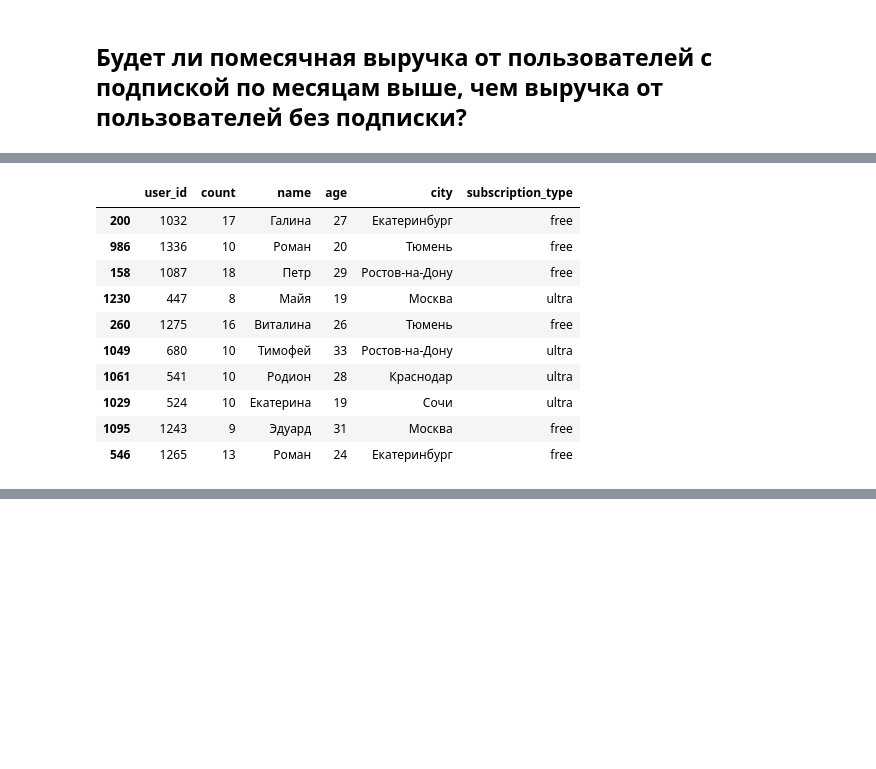
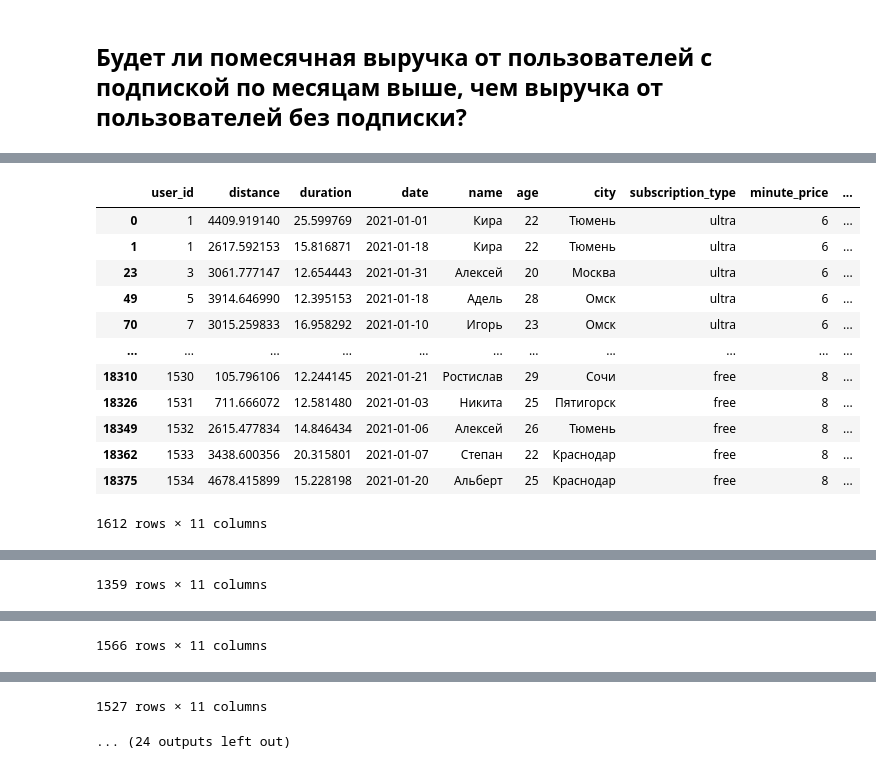
Before and after one commit to danila-zol/lecture_exercises, a Jupyter notebook: t-tests_exercise.ipynb, the cells around one changed output, grey strips where cells are left out. Drawn from its saved outputs; the diff is of its cells as text; code cells hidden in the pictures; blank space fills up the shorter version.

```diff
--- a/t-tests_exercise.ipynb
+++ b/t-tests_exercise.ipynb
@@ -54,5 +20,7 @@ subscription_types_data.head()
 ## Будет ли помесячная выручка от пользователей с подпиской по месяцам выше, чем выручка от пользователей без подписки?
 # %%
 combined_data = pd.merge(rides_data, users_data, on="user_id")
+combined_data = pd.merge(combined_data, subscription_types_data, on="subscription_type")
+combined_data["date"] = pd.to_datetime(combined_data["date"], format="ISO8601")
 # %%
 combined_data.head()
@@ -72,15 +33,11 @@ rides_user_data = rides_count.reset_index()
 rides_user_data = pd.merge(rides_user_data, users_data.drop_duplicates("user_id"), on="user_id")
 # %%
 rides_user_data.sample(10)
-# %% [output]
-|  | user_id | count | name | age | city | subscription_type |
-| 200 | 1032 | 17 | Галина | 27 | Екатеринбург | free |
-| 986 | 1336 | 10 | Роман | 20 | Тюмень | free |
-| 158 | 1087 | 18 | Петр | 29 | Ростов-на-Дону | free |
-| 1230 | 447 | 8 | Майя | 19 | Москва | ultra |
-| 260 | 1275 | 16 | Виталина | 26 | Тюмень | free |
-| 1049 | 680 | 10 | Тимофей | 33 | Ростов-на-Дону | ultra |
-| 1061 | 541 | 10 | Родион | 28 | Краснодар | ultra |
-| 1029 | 524 | 10 | Екатерина | 19 | Сочи | ultra |
-| 1095 | 1243 | 9 | Эдуард | 31 | Москва | free |
-| 546 | 1265 | 13 | Роман | 24 | Екатеринбург | free |
+# %%
+cd_grouped = combined_data.groupby(by=[pd.Grouper(freq="M", key="date")])
+cd_grouped_iter = cd_grouped.__iter__()
+# %%
+for df in cd_grouped:
+    display(df[0])
+    display(df[1])
+# %% [output]
@@ -86,0 +45,13 @@ rides_user_data.sample(10)
+|  | user_id | distance | duration | date | name | age | city | subscription_type | minute_price | ... |
+| 0 | 1 | 4409.919140 | 25.599769 | 2021-01-01 | Кира | 22 | Тюмень | ultra | 6 | ... |
+| 1 | 1 | 2617.592153 | 15.816871 | 2021-01-18 | Кира | 22 | Тюмень | ultra | 6 | ... |
+| 23 | 3 | 3061.777147 | 12.654443 | 2021-01-31 | Алексей | 20 | Москва | ultra | 6 | ... |
+| 49 | 5 | 3914.646990 | 12.395153 | 2021-01-18 | Адель | 28 | Омск | ultra | 6 | ... |
+| 70 | 7 | 3015.259833 | 16.958292 | 2021-01-10 | Игорь | 23 | Омск | ultra | 6 | ... |
+| ... | ... | ... | ... | ... | ... | ... | ... | ... | ... | ... |
+| 18310 | 1530 | 105.796106 | 12.244145 | 2021-01-21 | Ростислав | 29 | Сочи | free | 8 | ... |
+| 18326 | 1531 | 711.666072 | 12.581480 | 2021-01-03 | Никита | 25 | Пятигорск | free | 8 | ... |
+| 18349 | 1532 | 2615.477834 | 14.846434 | 2021-01-06 | Алексей | 26 | Тюмень | free | 8 | ... |
+| 18362 | 1533 | 3438.600356 | 20.315801 | 2021-01-07 | Степан | 22 | Краснодар | free | 8 | ... |
+| 18375 | 1534 | 4678.415899 | 15.228198 | 2021-01-20 | Альберт | 25 | Краснодар | free | 8 | ... |
+1612 rows × 11 columns
@@ -86,0 +71 @@ rides_user_data.sample(10)
+1359 rows × 11 columns
@@ -86,0 +85 @@ rides_user_data.sample(10)
+1566 rows × 11 columns
@@ -86,0 +99,2 @@ rides_user_data.sample(10)
+1527 rows × 11 columns
+... (24 outputs left out)
```
Also changed, not shown: parts of 7 cells of this notebook, 5 other files.
